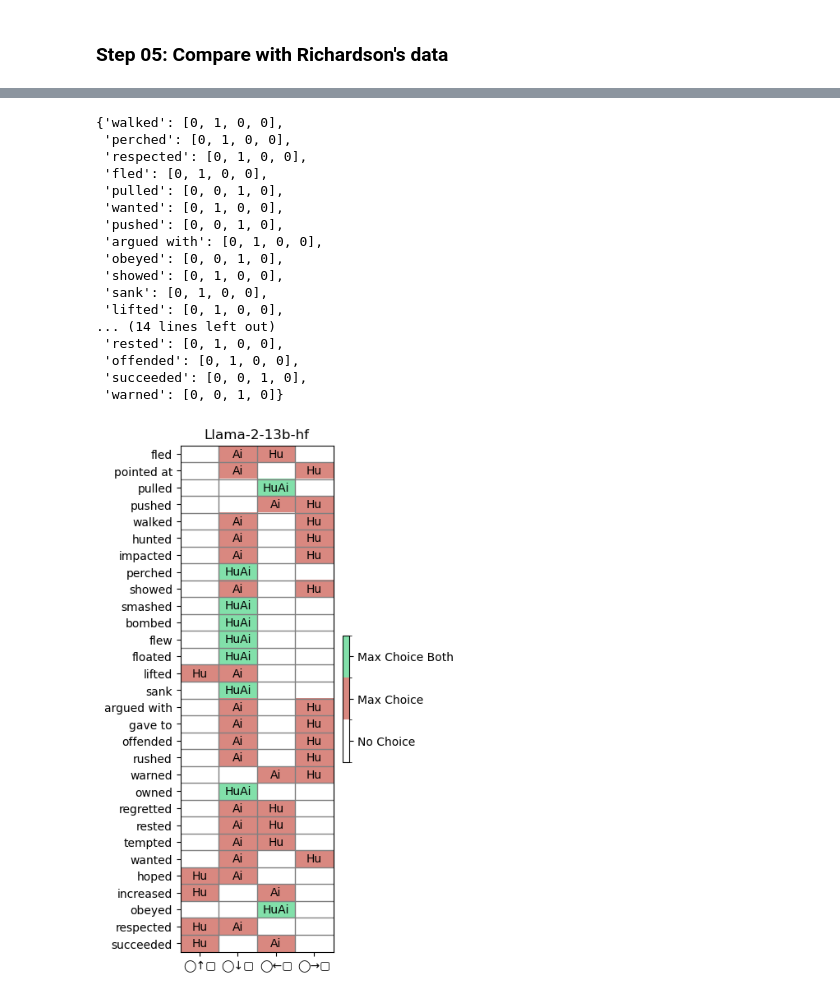
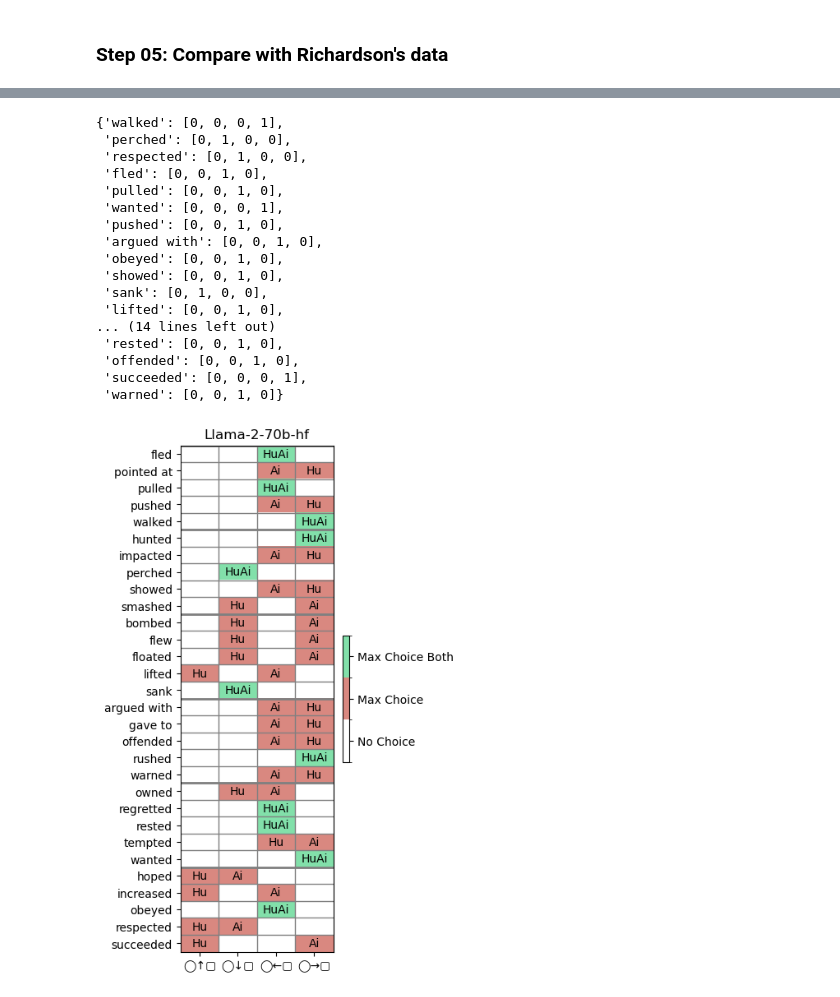
Before and after one commit to PhilWicke/Image-Schemas-in-LLMs, a Jupyter notebook: src/experiment_01/textual_models.ipynb, the cells around one changed output, grey strips where cells are left out. Saved outputs shown, nothing was run; the diff lists cells and outputs as text; code cells hidden in the pictures.

Commit message:
similarity results

```diff
--- a/src/experiment_01/textual_models.ipynb
+++ b/src/experiment_01/textual_models.ipynb
@@ -130,7 +130,7 @@ subprocess.run(["huggingface-cli", "login", "--token", hf_key])
 
 server_model_path = "/mounts/data/corp/huggingface/"
 model_type = "meta-llama"
-model_name = "Llama-2-13b-hf"
+model_name = "Llama-2-70b-hf"
 # %% [output]
 Token will not been saved to git credential helper. Pass `add_to_git_credential=True` if you want to set the git credential as well.
 Token is valid (permission: read).
@@ -391,0 +418,35 @@ richardson_categorial
+# %%
+import matplotlib.pyplot as plt
+import seaborn as sns
+
+data = similarity_scores_constructs
+
+# Set a custom color palette
+custom_palette = ['#457b9d', '#f4a261', '#2a9d8f', '#b0c6d1', '#e5b293', '#8ab6c1']
+
+# Create a horizontal bar plot using Seaborn
+plt.figure(figsize=(8, 5))
+
+sns.set_style("whitegrid")
+sns.barplot(x=list(data.values()), y=list(data.keys()), palette=custom_palette)
+
+plt.xlabel('Similarity (Normed Cosine)', fontsize=12)
+plt.ylabel('Low Abstraction            High Abstraction', fontsize=12)
+plt.title(model_name+' Comparison', fontsize=14)
+
+# Adding data values next to the bars
+for i, value in enumerate(data.values()):
+    plt.text(value + 0.005, i, f'{value:.4f}', va='center', fontsize=10, color='black')
+
+# Set x-axis limits
+plt.xlim(0, 1)
+
+# Remove spines (borders) from the plot
+sns.despine()
+
+plt.xticks(fontsize=10)
+plt.yticks(fontsize=10)
+
+plt.tight_layout()
+
+plt.show()
@@ -392,5 +455,5 @@ richardson_categorial
 # %%
-model_choice = dict()
+model_choices = dict()
 with open("results/exp01a_"+model_name+".txt", "r") as f_in:
     lines = f_in.readlines()
 
@@ -399,26 +462,26 @@ for idx,line in enumerate(lines):
         continue
     parts = line.split("\t")
     parts[-1].replace("\n","")
-    model_choice[parts[0]] = [int(x) for x in parts[1:]]
+    model_choices[parts[0]] = [int(x) for x in parts[1:]]
 
-model_choice
+model_choices
 # %% [output]
-{'walked': [0, 1, 0, 0],
+{'walked': [0, 0, 0, 1],
  'perched': [0, 1, 0, 0],
  'respected': [0, 1, 0, 0],
- 'fled': [0, 1, 0, 0],
+ 'fled': [0, 0, 1, 0],
  'pulled': [0, 0, 1, 0],
- 'wanted': [0, 1, 0, 0],
+ 'wanted': [0, 0, 0, 1],
  'pushed': [0, 0, 1, 0],
- 'argued with': [0, 1, 0, 0],
+ 'argued with': [0, 0, 1, 0],
  'obeyed': [0, 0, 1, 0],
- 'showed': [0, 1, 0, 0],
+ 'showed': [0, 0, 1, 0],
  'sank': [0, 1, 0, 0],
- 'lifted': [0, 1, 0, 0],
+ 'lifted': [0, 0, 1, 0],
 ... (14 lines left out)
- 'rested': [0, 1, 0, 0],
- 'offended': [0, 1, 0, 0],
- 'succeeded': [0, 0, 1, 0],
+ 'rested': [0, 0, 1, 0],
+ 'offended': [0, 0, 1, 0],
+ 'succeeded': [0, 0, 0, 1],
  'warned': [0, 0, 1, 0]}
 # %%
 import matplotlib.pyplot as plt
@@ -460,35 +523,37 @@ plt.title(model_name)
 
 # Add horizontal and vertical lines to create the grid between colored boxes
 for i in range(matrix.shape[0] - 1):
+    if i % 5 == 0:
+        plt.hlines(i-1 + 0.5, -0.5, matrix.shape[1] - 0.5, color='grey', linewidth=2)
     plt.hlines(i + 0.5, -0.5, matrix.shape[1] - 0.5, color='grey', linewidth=1)
 
 for j in range(matrix.shape[1] - 1):
     plt.vlines(j + 0.5, -0.5, matrix.shape[0] - 0.5, color='grey', linewidth=1)
 
 
 # Show the color bar
 cbar = plt.colorbar(shrink=0.25)
 cbar.set_ticks([0.5, 1.5, 2.5])
 cbar.set_ticklabels(['No Choice', 'Max Choice', 'Max Choice Both'])
 
 
 # Add text annotations for custom labels "Hu" and "Ai"
 for i in range(matrix.shape[0]):
     for j in range(matrix.shape[1]):
         value = matrix[i, j]
         if value == 1:
             if dict1[list(dict1.keys())[i]][j] == 1:
                 plt.text(j, i, 'Hu', ha='center', va='center', fontsize=10, color='black')
             else:
                 plt.text(j, i, 'Ai', ha='center', va='center', fontsize=10, color='black')
         elif value == 2:
             plt.text(j, i, 'HuAi', ha='center', va='center', fontsize=10, color='black')
 
 
 # Display the plot
 plt.show()
 # %% [output]
-[figure, old version]
+[figure, new version]
 # %%
 # todo:
 # - sort them according to table in paper
```
Also changed, not shown: parts of 8 cells of this notebook, 1 other file.
